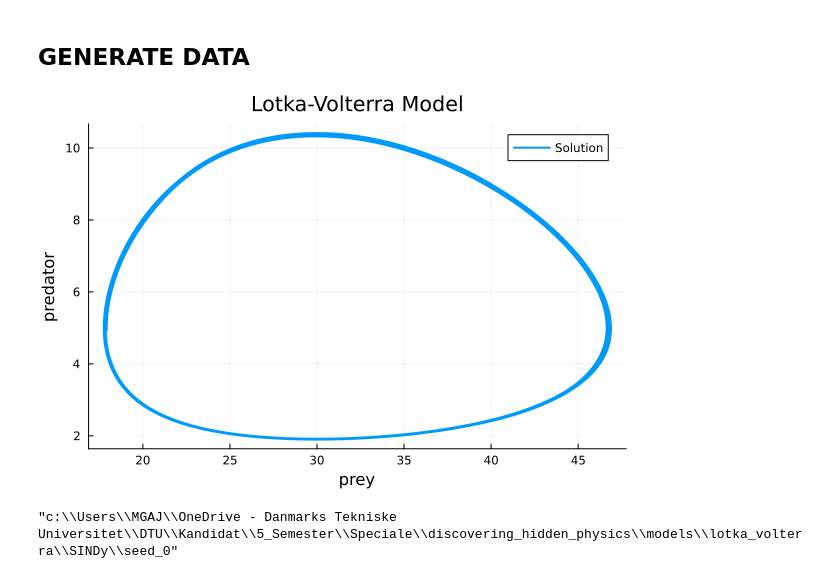
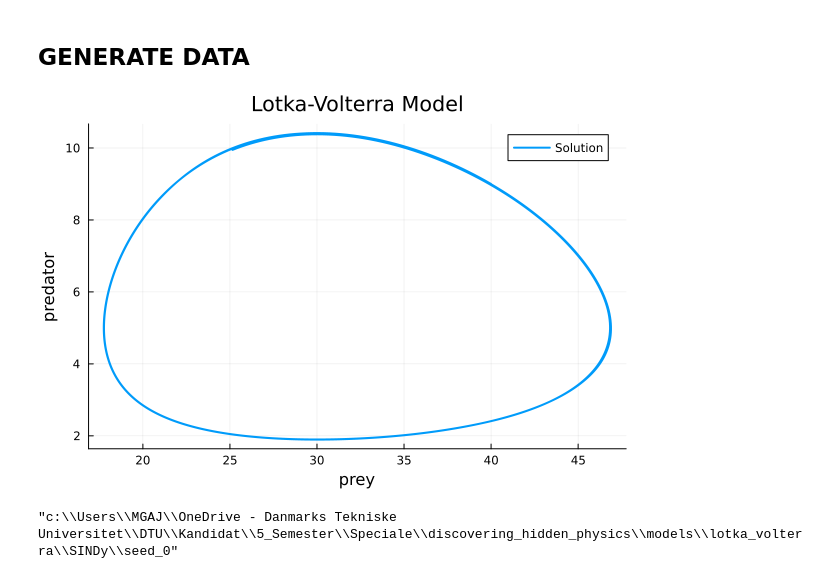
Before and after one commit to MarcusGalea/discovering_hidden_physics, a Jupyter notebook: scripts/LV_SINDy.ipynb, the cells around one changed output. Cells and saved outputs as stored; diff of their text form; code cells hidden in the pictures.

```diff
--- a/scripts/LV_SINDy.ipynb
+++ b/scripts/LV_SINDy.ipynb
@@ -35,35 +34,35 @@ TaskLocalRNG()
 ## Lotka-Volterra equations
 @parameters α β γ δ
 @independent_variables  t
 vars = @variables x(t) y(t) z(t)
 Dt = Differential(t)
 eqs = [
     Dt(x) ~ α * x - β * x * y,
     Dt(y) ~ δ * x * y - γ * y,
 ]
 measured_quantities = [z ~ x + y]  # Example of a measured quantity
 @named sys = ODESystem(eqs, t, [x, y], [α, β, γ, δ]; observed = measured_quantities)
 sys = complete(sys)
 params =  Dict([α => 0.1,
                 β => 0.02,
                 δ => 0.01,
                 γ => 0.3])
 
 u0 = Dict([x => 40.0, y => 9.0])
-tspan = (0.0, 200.0)
+tspan = (0.0, 80.0)
 dt = 0.1
 
 sys = complete(sys)
 odefun = ODEFunction(sys, unknowns(sys), parameters(sys))
 prob = ODEProblem(odefun, [40.0, 9.0], tspan, [0.1, 0.02, 0.01, 0.3])
 sol = solve(prob, Tsit5(), saveat=dt)
 data = hcat(sol.u...)'
 timedata = sol.t
 plot(sol, vars=(x, y), xlabel="prey", ylabel="predator",
      title="Lotka-Volterra Model", label="Solution",
      legend=:topright, linewidth=2, markersize=4)
 # %% [output]
-[figure, old version]
+[figure, new version]
 # %%
 #save model directory
 rootdir = dirname(@__DIR__)
```
Also changed, not shown: parts of 24 cells of this notebook, 10 other files.
